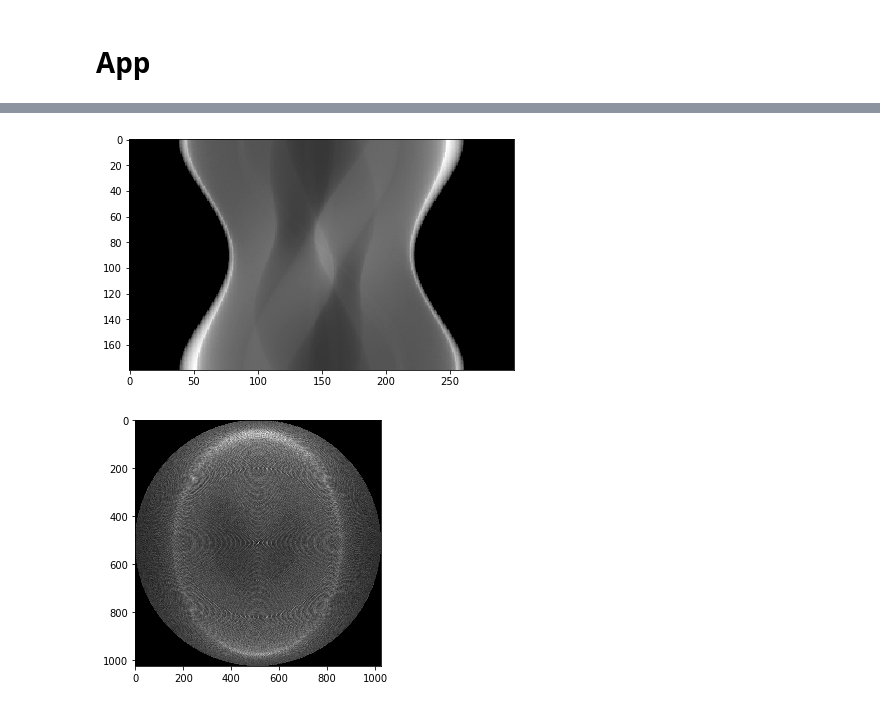
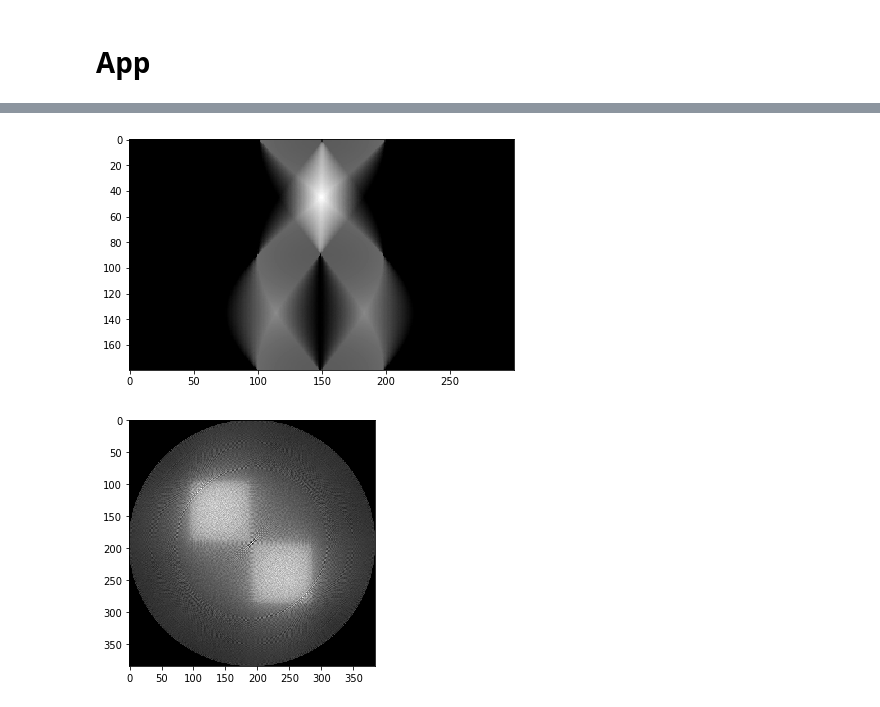
Before and after one commit to Guslarz/CT, a Jupyter notebook: ct.ipynb, the cells around one changed output, grey strips where cells are left out. Cells and saved outputs as stored; diff of their text form; code cells hidden in the pictures.

Commit message:
trim

```diff
--- a/ct.ipynb
+++ b/ct.ipynb
@@ -152,19 +163,22 @@ def img_to_sinogram(img, emitter_step, r, detector_count, detector_span):
         sinogram[i, :] = emitter_measurements(img, r, emitter_angle, detector_count, detector_span)
     return sinogram
 # %%
-def emitter_onto_img(img, measurments, r, emitter_angle, detector_count, detector_span):
+def emitter_onto_img(img, touched, measurments, r, emitter_angle, detector_count, detector_span):
     #emitter_pos = rad_to_cart(r, r, r, emitter_angle)
     #for i, detector_pos in enumerate(detectors(r, emitter_angle, detector_count, detector_span)):
         #img[points_to_indices(bresenham_list(*emitter_pos, *detector_pos))] += measurments[i]
     for i, line in enumerate(lines(r, emitter_angle, detector_count, detector_span)):
-        img[points_to_indices(bresenham_list(*line))] += measurments[i]
+        points = points_to_indices(bresenham_list(*line))
+        img[points] += measurments[i]
+        touched[points] = True
 # %%
 def sinogram_to_img(sinogram, emitter_step, r, detector_count, detector_span):
     img = np.zeros((2 * r + 1, 2 * r + 1))
+    touched = img == 0
 
     for i, emitter_angle in enumerate(emitter_angles(emitter_step, r)):
-        emitter_onto_img(img, sinogram[i, :], r, emitter_angle, detector_count, detector_span)
-    return img
+        emitter_onto_img(img, touched, sinogram[i, :], r, emitter_angle, detector_count, detector_span)
+    return normalize_touched(img, touched)
 # %% [markdown]
 # App
 # %%
@@ -181,11 +197,13 @@ detector_span_rad = np.deg2rad(DETECTOR_SPAN)
 # %%
 # get sinogram
-sinogram = img_to_sinogram(input_image, emitter_step_rad, r, DETECTOR_COUNT, detector_span_rad)
+sinogram = img_to_sinogram(square_img, emitter_step_rad, r, DETECTOR_COUNT, detector_span_rad)
 show_img(normalize_img(sinogram))
 # %% [output]
-[figure, old version]
+[figure, new version]
 # %%
 output_img = sinogram_to_img(sinogram, emitter_step_rad, r, DETECTOR_COUNT, detector_span_rad)
-show_img(normalize_img(output_img))
-# %% [output]
-[figure, removed]
+# %%
+trimmed_img = trim_img(output_img, *offset)
+show_img(trimmed_img)
+# %% [output]
+[figure, added]
```
Also changed, not shown: parts of 6 cells of this notebook.
